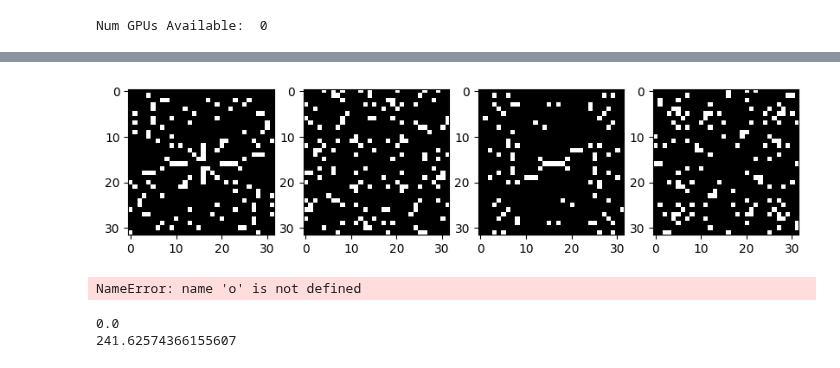
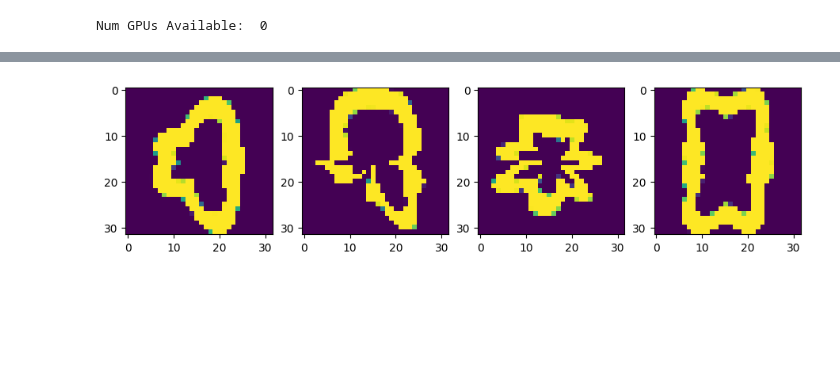
Before and after one commit to bas-bhai-account-khol-de/FlamImageTracking, a Jupyter notebook: get_filters.ipynb, the cells around one changed output, grey strips where cells are left out. Drawn from its saved outputs; the diff is of its cells as text; code cells hidden in the pictures; blank space fills up the shorter version.

Commit message:
working filter training

```diff
--- a/get_filters.ipynb
+++ b/get_filters.ipynb
@@ -300,5 +305,0 @@ for i in range(num_filters):
-# %%
-v = create_circle_sine_wave_image(Amplitudes, Freq, Phase, Radius, tan_inverse, distances)
-fig, ax = plt.subplots(ncols=len(v))
-for i in range(len(v)):
-    ax[i].imshow(v[i], cmap = "gray")
@@ -366,0 +329,10 @@ for _ in range(num_filters):
+# %%
+Amplitudes= tf.Variable(tf.random.uniform((num_filters,num_sin_waves)),dtype=tf.float32)
+Freq= tf.Variable(tf.random.uniform((num_filters,num_sin_waves),0,10),dtype=tf.float32)
+Phase= tf.Variable(tf.random.uniform((num_filters,num_sin_waves),0,2*3.14159),dtype=tf.float32)
+Radius= tf.Variable(tf.random.uniform((num_filters,),0,int(patch_size/2)))
+
+
+print(Freq[0][0])
+
+print(f"the shapes are Amplitude = {Amplitudes.shape} and Phase = {Phase.shape} and Freq = {Freq.shape} and Radius = {Radius.shape}")
@@ -366,0 +342,5 @@ for _ in range(num_filters):
+# %%
+def clipping (arr):
+    # return 20*(tf.clip_by_value(arr,clip_value_min=0.0,clip_value_max=1/20))
+    return tf.sigmoid(arr *50)
+    # return arr
@@ -367,6 +425,24 @@ for _ in range(num_filters):
+# %%
+angles  = tf.cast(tf.tile(tf.expand_dims(tf.expand_dims(tan_inverse,0),0),(num_filters,num_sin_waves,1,1)),dtype=tf.float32)
+# print('tan_inverse shape' , angles.shape)
+dist = tf.cast(tf.repeat(tf.expand_dims(distances,0),4,0),dtype=tf.float32)
+# print('dist shape' , dist.shape)
+freq =tf.tile(tf.expand_dims(tf.expand_dims(Freq,-1),-1),(1,1,patch_size,patch_size))
+phase =tf.tile(tf.expand_dims(tf.expand_dims(Phase,-1),-1),(1,1,patch_size,patch_size))
+amplitudes =tf.tile(tf.expand_dims(tf.expand_dims(Amplitudes,-1),-1),(1,1,patch_size,patch_size))
+radius  = tf.tile(tf.expand_dims(tf.expand_dims(Radius,-1),-1),(1,patch_size,patch_size))
+
+filters = tf.multiply(radius,(tf.reduce_sum(tf.multiply(tf.sin(tf.multiply(freq,angles) +phase),amplitudes),axis=1)+1.0))
+
+final_dist = 2.3-tf.abs(dist - filters)
+
+final_dist=final_dist
+final_filter=clipping(final_dist)
 # %%
-fig, ax = plt.subplots(ncols=num_filters, figsize=(10,20))
-for i,pattern_image in enumerate(pattern_images):
-    ax[i].imshow(pattern_image, cmap='gray')
+Filters = final_filter.numpy()
+fig, ax = plt.subplots(ncols=num_filters, figsize = (11,6))
+zeros=tf.zeros(tan_inverse.shape,dtype=tf.float32)
+for i in range(num_filters):
+    ax[i].imshow(Filters[i])
 # %% [output]
-[figure, old version]
+[figure, new version]
@@ -388,12 +448,0 @@ def check_active_points(image, filters):
-# %%
-o_vector = check_active_points(o[0], pattern_images)
-t_vector = check_active_points(t[0], pattern_images)
-r_vector = check_active_points(r[0], pattern_images)
-# %% [output]
-NameError: name 'o' is not defined
-# %%
-print(np.sqrt(np.sum((o_vector - t_vector)**2)))
-print(np.sqrt(np.sum((o_vector - r_vector)**2)))
-# %% [output]
-0.0
-241.62574366155607
```
Also changed, not shown: parts of 12 cells of this notebook, 1 other file.
